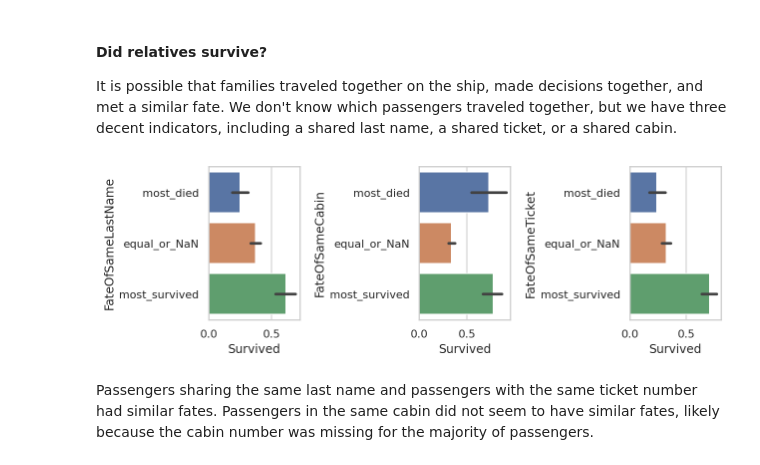
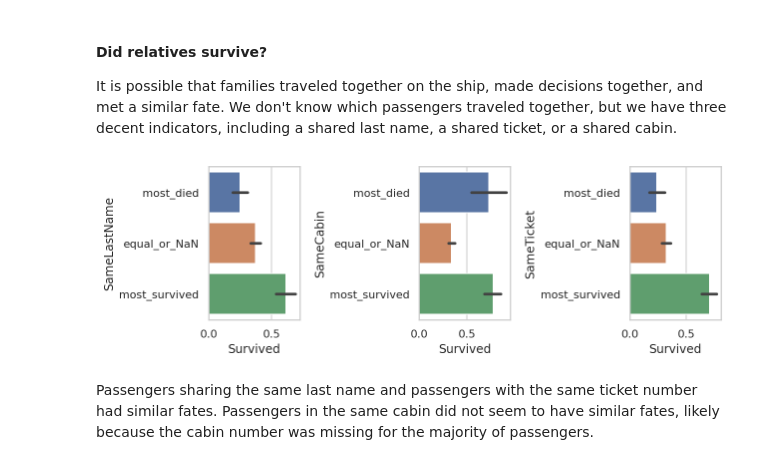
Before and after one commit to dwitvliet/kaggle-titanic, a Jupyter notebook: kaggle-titanic.ipynb, the cells around one changed output. Saved outputs shown, nothing was run; the diff lists cells and outputs as text; code cells hidden in the pictures.

```diff
--- a/kaggle-titanic.ipynb
+++ b/kaggle-titanic.ipynb
@@ -367,18 +368,18 @@ It is possible that families traveled together on the ship, made decisions toget
 # %%
 # Determine the status of others traveling with passenger.
 for df in (train, test, train_test):
-    df['FateOfSameLastName'] = titanic.status_of_others_sharing_factor('LastName', train, df)
-    df['FateOfSameCabin'] = titanic.status_of_others_sharing_factor('Cabin', train, df)
-    df['FateOfSameTicket'] = titanic.status_of_others_sharing_factor('Ticket', train, df)
+    df['SameLastName'] = titanic.status_of_others_sharing_factor('LastName', train, df)
+    df['SameCabin'] = titanic.status_of_others_sharing_factor('Cabin', train, df)
+    df['SameTicket'] = titanic.status_of_others_sharing_factor('Ticket', train, df)
 
 # Plot the result.
-sharing_columns = ('FateOfSameLastName', 'FateOfSameCabin', 'FateOfSameTicket')
+sharing_columns = ('SameLastName', 'SameCabin', 'SameTicket')
 fig, axes = plt.subplots(1, 3, figsize=(9, 3))
 for i, column in enumerate(sharing_columns):
     sns.barplot(data=train, y=column, x='Survived', ax=axes[i], order=('most_died', 'equal_or_NaN', 'most_survived'))
 plt.tight_layout()
 # %% [output]
-[figure, old version]
+[figure, new version]
 # %% [markdown]
 Passengers sharing the same last name and passengers with the same ticket number had similar fates. Passengers in the same cabin did not seem to have similar fates, likely because the cabin number was missing for the majority of passengers.
 # %% [markdown]
```
Also changed, not shown: parts of 12 cells of this notebook.
